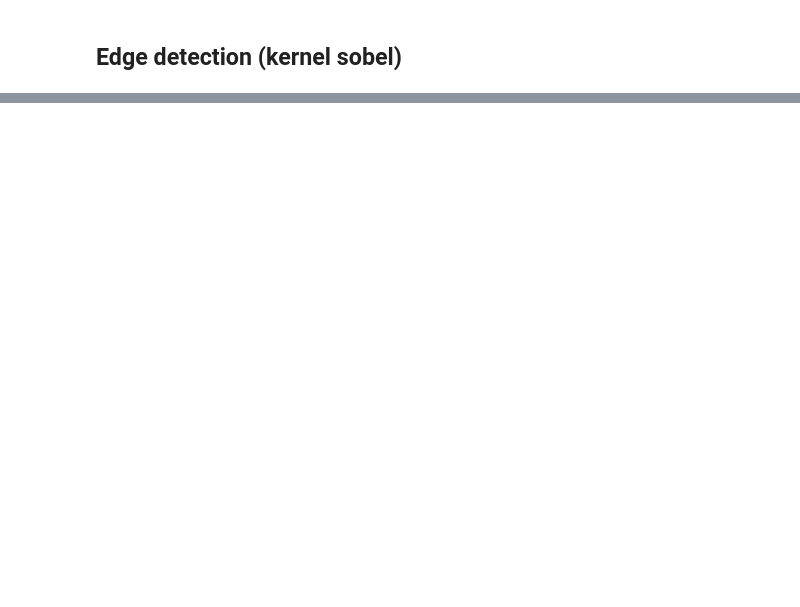
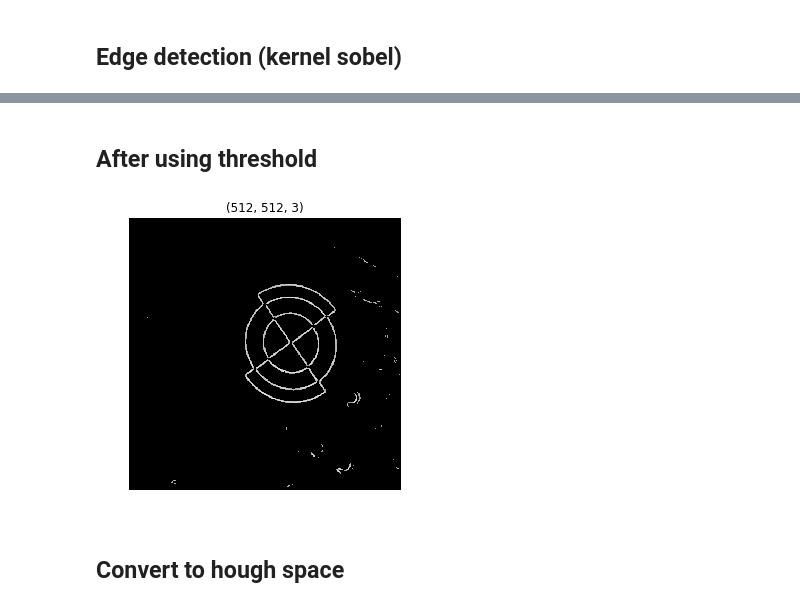
Before and after one commit to YevgenyW/CV-2019, a Jupyter notebook: hough_space/hough_space.ipynb, the cells around one changed output, grey strips where cells are left out. Drawn from its saved outputs; the diff is of its cells as text; code cells hidden in the pictures; blank space fills up the shorter version.

```diff
--- a/hough_space/hough_space.ipynb
+++ b/hough_space/hough_space.ipynb
@@ -184,9 +151,0 @@ def stack_images(matrices, k=5, imgshape=np.array([480, 640])):
-# %%
-mpl.rcParams['figure.figsize'] = (10,10)
-imgdir = 'data_img'
-img_name = 'img2'
-filename = pjoin(imgdir, '{}.jpg'.format(img_name))
-img = gray(imread(filename))
-# cv2.imwrite('img2_gray.jpg', img)
-img = img[700:1200,900:1400]
-# imshow(img, 'gray')
@@ -354,6 +151,0 @@ for imgpath in imgpaths[1:n]:
-# %%
-rpca = R_pca(M)
-L, S = rpca.fit()
-
-mpl.rcParams['figure.figsize'] = (15,15)
-stack_images((M, L, S), k=1, imgshape=imgshape)
@@ -489,22 +151,0 @@ def draw_func(f, xlmin=0, xlmax=1, N=1000, color='k'):
-# %%
-N = 500
-mu1, mu2 = 1, 2
-sigma1, sigma2 = 4, 9
-rho = 0.999
-
-# x_noise = np.random.normal(size=N)
-# y_noise = np.random.normal(size=N)
-
-
-mpl.rcParams['figure.figsize'] = (5,5)
-A = sample_mvn2D_from_1D(mu1, mu2, sigma1, sigma2, rho, N)
-A_noise = sample_mvn2D_from_1D(25, 10, 4, 4, N=int(0.01*N))
-A_noise2 = sample_mvn2D_from_1D(25, -10, 4, 4, N=int(0.02*N))
-A = np.vstack((A, A_noise))
-
-s = sigma2/sigma1
-intercept = mu2 - mu1 * s
-f_true = lambda x: s * x + intercept # y - slope * x - intercept = 0
-draw_func(f_true, xlmin=A.min(), xlmax=A.max())
-visualize2D(A)
-plt.show()
@@ -594,0 +186,14 @@ plt.show()
+# %% [markdown]
+## After using threshold
+# %%
+threshold = 150
+dst[dst < threshold] = 0
+
+cdst = cv2.cvtColor(dst, cv2.COLOR_GRAY2BGR)
+# imshow(dst, 'gray')
+imshow(cdst, 'gray')
+# print(temp)
+# %% [output]
+[figure, added]
+# %% [markdown]
+## Convert to hough space
```
Also changed, not shown: parts of 55 cells of this notebook.
